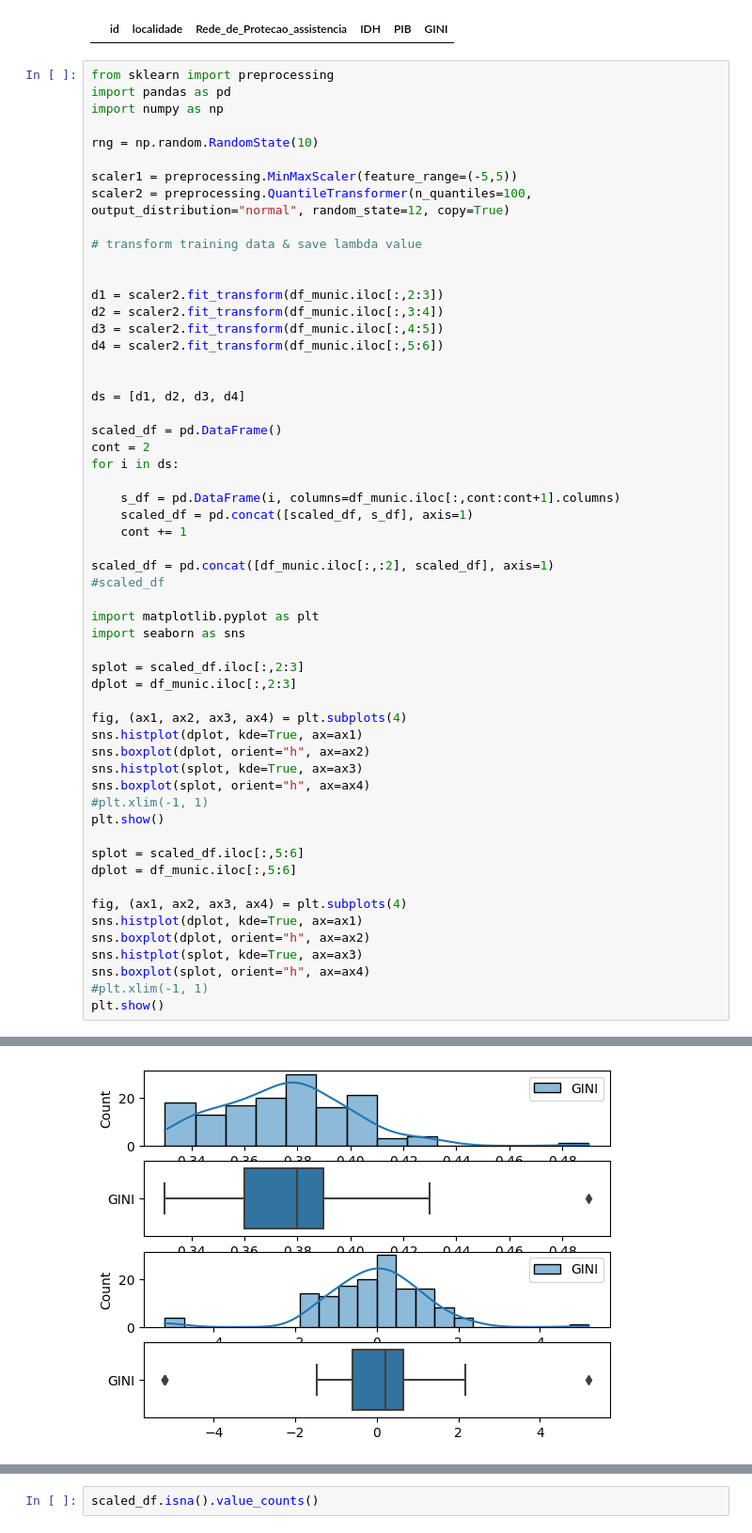
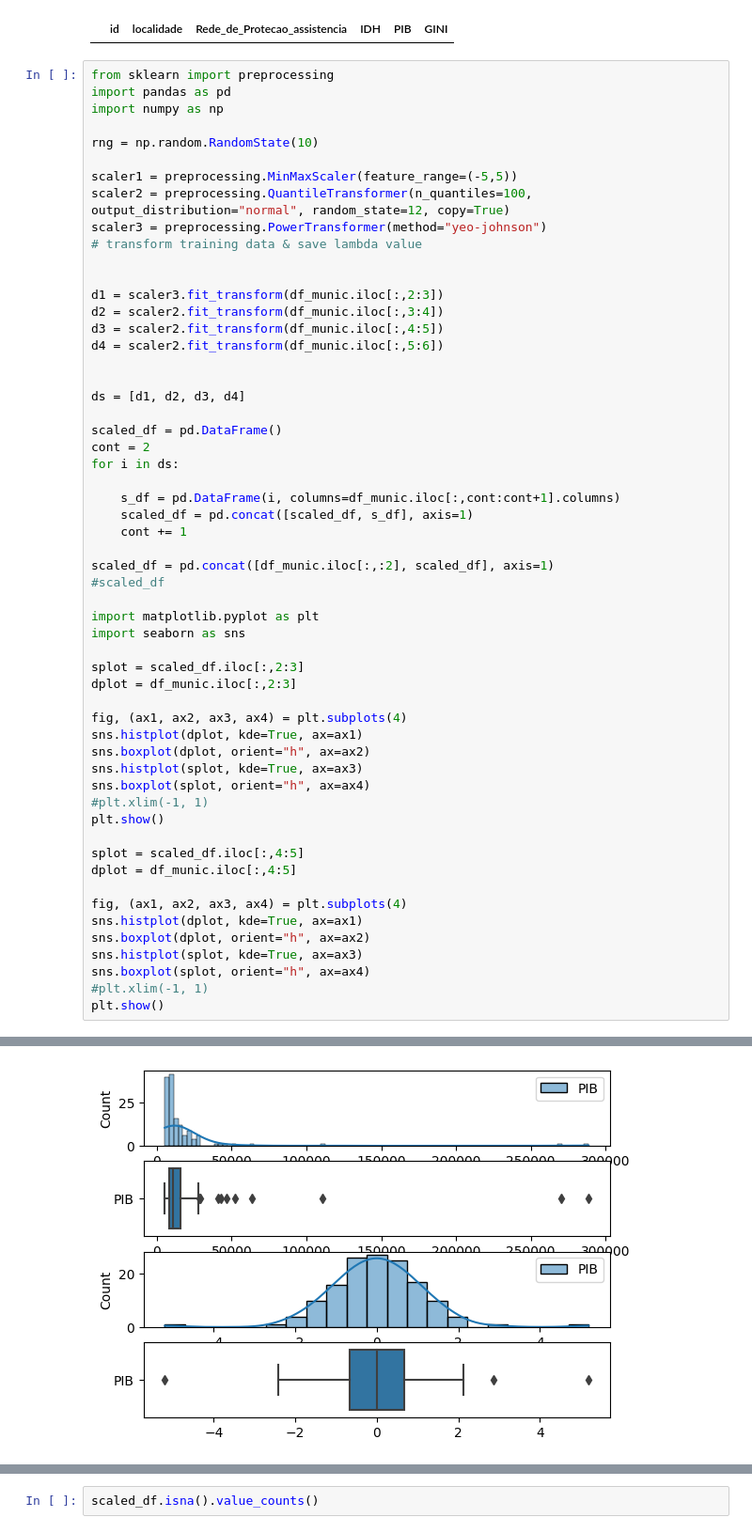
Before and after one commit to jlucioDev/woman_victims_v2, a Jupyter notebook: main.ipynb, the cells around one changed output, grey strips where cells are left out. Shown at 94% size. Drawn from its saved outputs; the diff is of its cells as text.

```diff
--- a/main.ipynb
+++ b/main.ipynb
@@ -162,11 +162,11 @@ rng = np.random.RandomState(10)
 
 scaler1 = preprocessing.MinMaxScaler(feature_range=(-5,5))
 scaler2 = preprocessing.QuantileTransformer(n_quantiles=100, output_distribution="normal", random_state=12, copy=True)
-
+scaler3 = preprocessing.PowerTransformer(method="yeo-johnson")
 # transform training data & save lambda value
 
 
-d1 = scaler2.fit_transform(df_munic.iloc[:,2:3])
+d1 = scaler3.fit_transform(df_munic.iloc[:,2:3])
 d2 = scaler2.fit_transform(df_munic.iloc[:,3:4])
 d3 = scaler2.fit_transform(df_munic.iloc[:,4:5])
 d4 = scaler2.fit_transform(df_munic.iloc[:,5:6])
@@ -199,8 +199,8 @@ sns.boxplot(splot, orient="h", ax=ax4)
 #plt.xlim(-1, 1)
 plt.show()
 
-splot = scaled_df.iloc[:,5:6]
-dplot = df_munic.iloc[:,5:6]
+splot = scaled_df.iloc[:,4:5]
+dplot = df_munic.iloc[:,4:5]
 
 fig, (ax1, ax2, ax3, ax4) = plt.subplots(4)
 sns.histplot(dplot, kde=True, ax=ax1)
@@ -214,4 +214,4 @@ plt.show()
-[figure, old version]
+[figure, new version]
 # %%
 scaled_df.describe()
 # %% [output]
```
Also changed, not shown: parts of 17 cells of this notebook.
